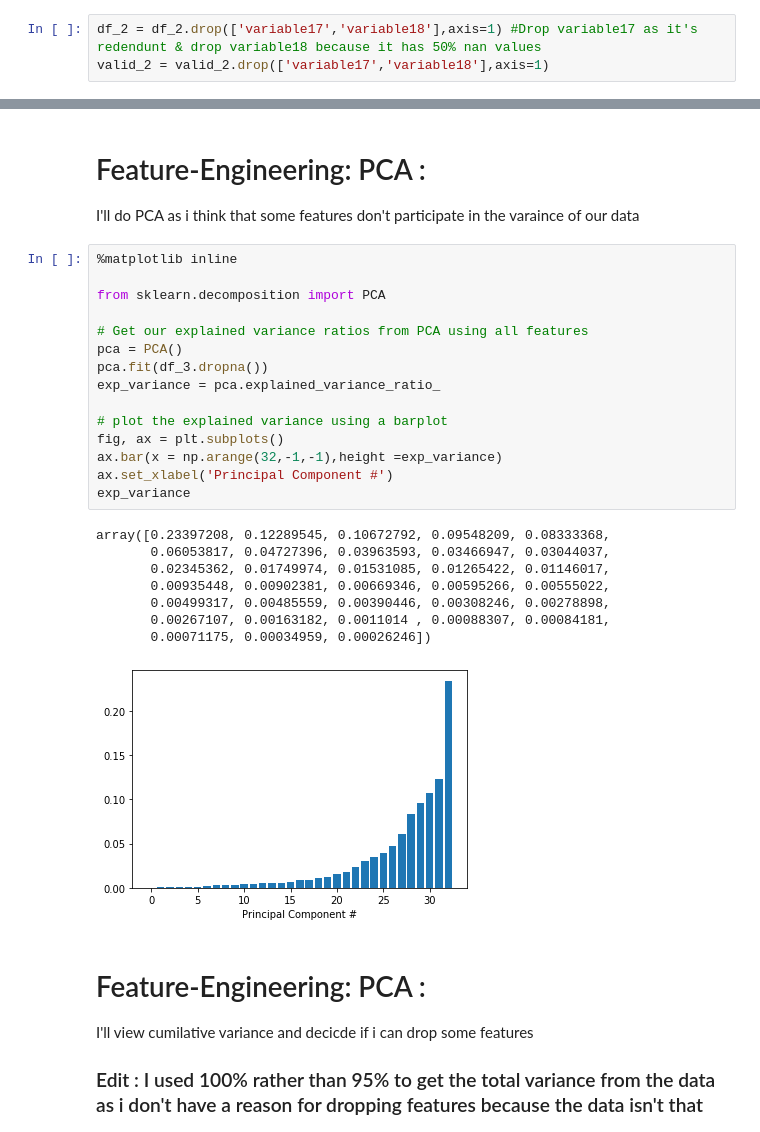
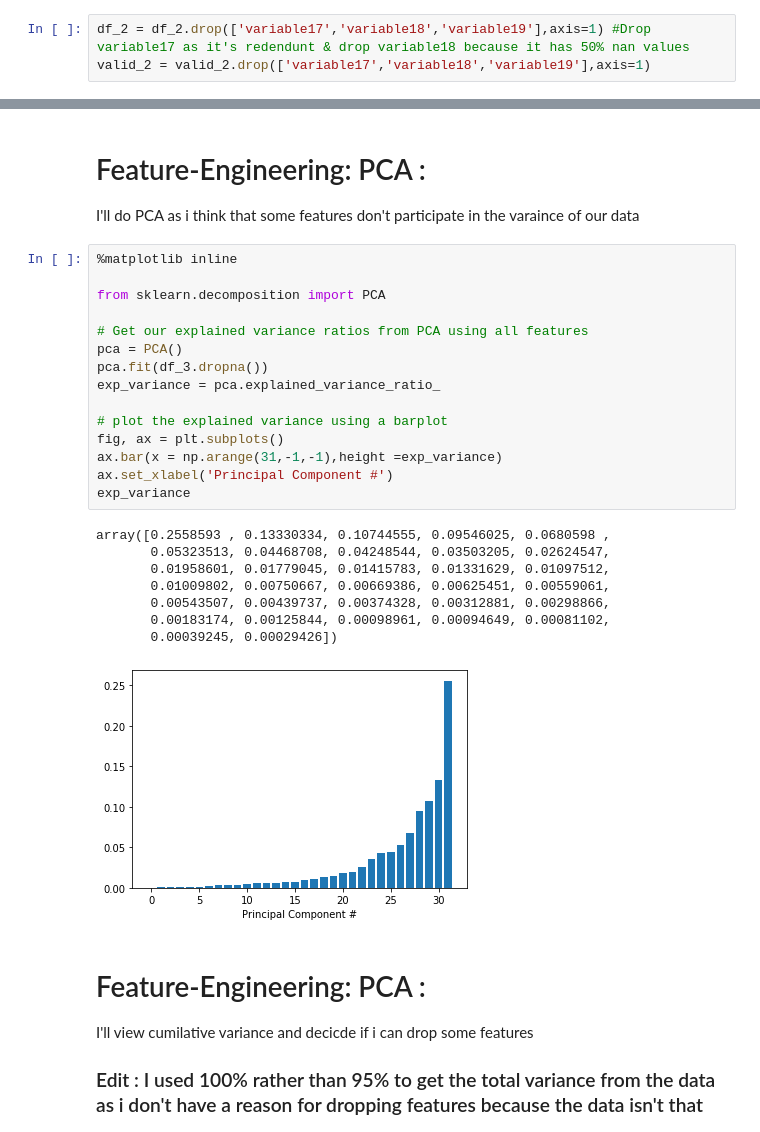
Before and after one commit to Mazensayed91/Binary_Classification, a Jupyter notebook: Binary_Classification.ipynb, the cells around one changed output, grey strips where cells are left out. Drawn from its saved outputs; the diff is of its cells as text.

```diff
--- a/Binary_Classification.ipynb
+++ b/Binary_Classification.ipynb
@@ -95,6 +114,6 @@ It seems that variables (14,17) are the same feature but scaled.
 # %%
-df_2 = df_2.drop(['variable17','variable18'],axis=1) #Drop variable17 as it's redendunt & drop variable18 because it has 50% nan values
-valid_2 = valid_2.drop(['variable17','variable18'],axis=1)
+df_2 = df_2.drop(['variable17','variable18','variable19'],axis=1) #Drop variable17 as it's redendunt & drop variable18 because it has 50% nan values
+valid_2 = valid_2.drop(['variable17','variable18','variable19'],axis=1)
 # %% [markdown]
 # Exploring Step-3
 Using conditional entropy to know how correlated are categorical columns
@@ -240,27 +259,27 @@ I'll do PCA as i think that some features don't participate in the varaince of o
 # %%
 %matplotlib inline
 
 from sklearn.decomposition import PCA
 
 # Get our explained variance ratios from PCA using all features
 pca = PCA()
 pca.fit(df_3.dropna())
 exp_variance = pca.explained_variance_ratio_
 
 # plot the explained variance using a barplot
 fig, ax = plt.subplots()
-ax.bar(x = np.arange(32,-1,-1),height =exp_variance)
+ax.bar(x = np.arange(31,-1,-1),height =exp_variance)
 ax.set_xlabel('Principal Component #')
 exp_variance
 # %% [output]
-array([0.23397208, 0.12289545, 0.10672792, 0.09548209, 0.08333368,
-       0.06053817, 0.04727396, 0.03963593, 0.03466947, 0.03044037,
-       0.02345362, 0.01749974, 0.01531085, 0.01265422, 0.01146017,
-       0.00935448, 0.00902381, 0.00669346, 0.00595266, 0.00555022,
-       0.00499317, 0.00485559, 0.00390446, 0.00308246, 0.00278898,
-       0.00267107, 0.00163182, 0.0011014 , 0.00088307, 0.00084181,
-       0.00071175, 0.00034959, 0.00026246])
+array([0.2558593 , 0.13330334, 0.10744555, 0.09546025, 0.0680598 ,
+       0.05323513, 0.04468708, 0.04248544, 0.03503205, 0.02624547,
+       0.01958601, 0.01779045, 0.01415783, 0.01331629, 0.01097512,
+       0.01009802, 0.00750667, 0.00669386, 0.00625451, 0.00559061,
+       0.00543507, 0.00439737, 0.00374328, 0.00312881, 0.00298866,
+       0.00183174, 0.00125844, 0.00098961, 0.00094649, 0.00081102,
+       0.00039245, 0.00029426])
-[figure, old version]
+[figure, new version]
 # %% [markdown]
 # Feature-Engineering: PCA :
 I'll view cumilative variance and decicde if i can drop some features
```
Also changed, not shown: parts of 16 cells of this notebook.
